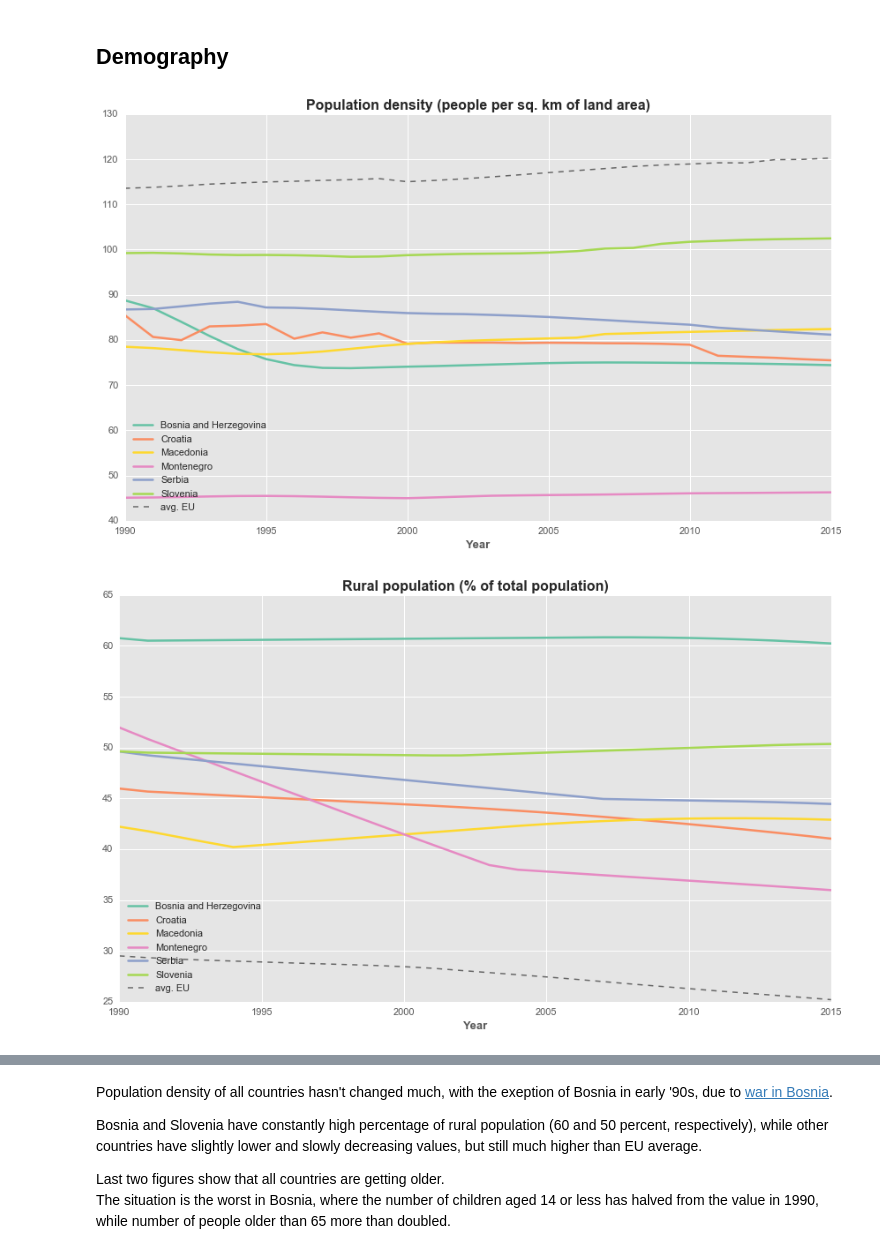
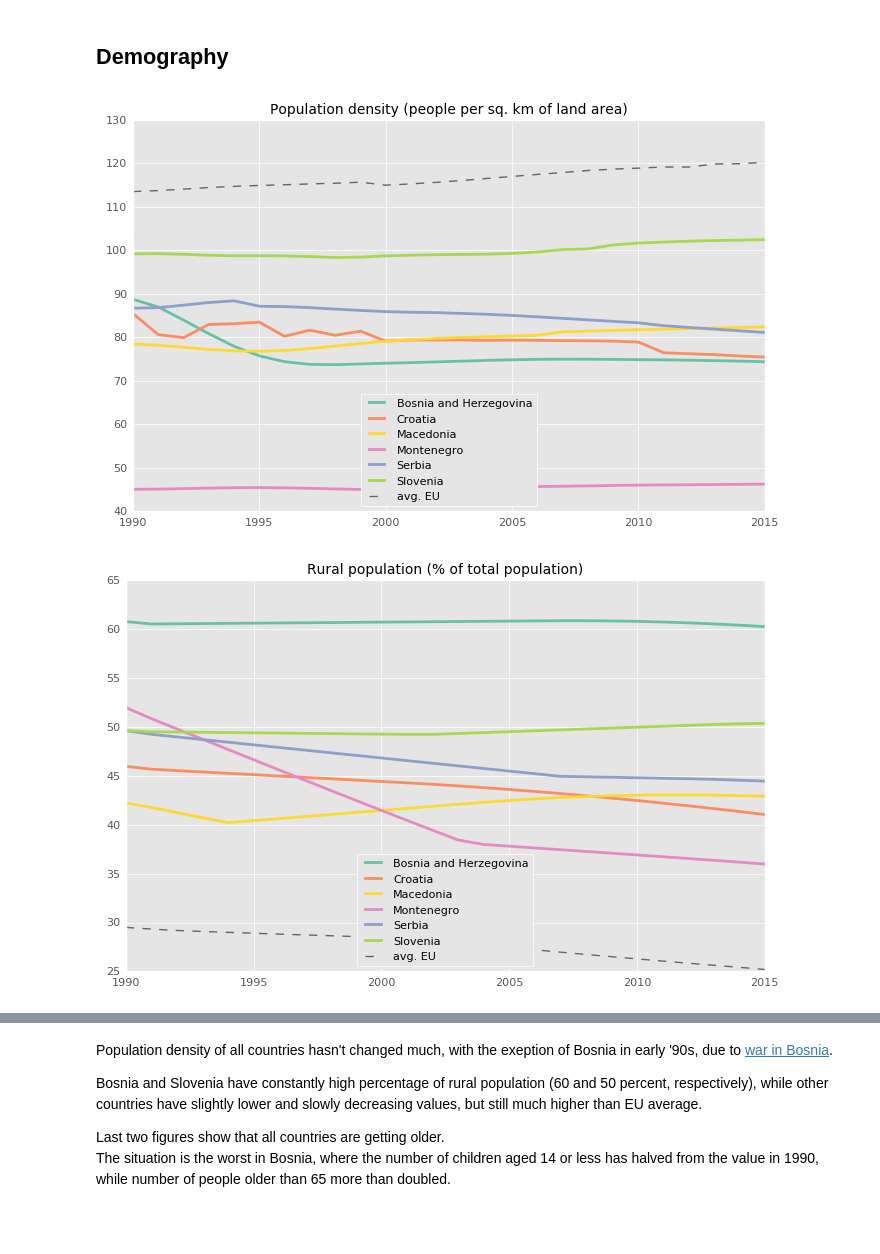
Before and after one commit to narimiran/data-notebooks, a Jupyter notebook: ex-yu.ipynb, the cells around one changed output, grey strips where cells are left out. Saved outputs shown, nothing was run; the diff lists cells and outputs as text; code cells hidden in the pictures; blank space fills up the shorter version.

Commit message:
ex-yu updated images

```diff
--- a/ex-yu.ipynb
+++ b/ex-yu.ipynb
@@ -33,17 +33,17 @@ import matplotlib.pyplot as plt
 
 %matplotlib inline
 plt.style.use('ggplot')
-plt.rcParams['figure.figsize'] = (12.0, 7.5)
-plt.rcParams['font.size'] = 12
-plt.rcParams['figure.titlesize'] = 16
-plt.rcParams['figure.titleweight'] = 'bold'
-plt.rcParams['axes.titlesize'] = 16
-plt.rcParams['axes.titleweight'] = 'bold'
-plt.rcParams["axes.labelsize"] = 13
-plt.rcParams["axes.labelweight"] = 'bold'
-plt.rcParams["xtick.labelsize"] = 11
-plt.rcParams["ytick.labelsize"] = 11
-plt.rcParams['legend.fontsize'] = 11
+plt.rcParams['figure.figsize'] = (7.0, 4.5)
+plt.rcParams['font.size'] = 9
+plt.rcParams['figure.titlesize'] = 10
+plt.rcParams['axes.titlesize'] = 10
+plt.rcParams['axes.labelsize'] = 9
+plt.rcParams['legend.fontsize'] = 8
+plt.rcParams['xtick.labelsize'] = 8
+plt.rcParams['ytick.labelsize'] = 8
+plt.rcParams['axes.formatter.useoffset'] = False
+plt.rcParams['xtick.major.size'] = 0
+plt.rcParams['ytick.major.size'] = 0
 # %%
 raw_data = pd.read_csv('./datasets/WDI_Data.csv', encoding='Windows-1252')
 
@@ -89,7 +89,7 @@ colors = {
 i = 0
 # %%
 def plot_indicator(indicators, title=None,
-                   xlim=None, ylim=None, xlabel='Year',
+                   xlim=None, ylim=None,
                    loc=0, loc2=0,
                    drop_eu=False, filename=None):
 
@@ -113,15 +113,14 @@ def plot_indicator(indicators, title=None,
                 if drop_eu:
                     continue
                 ax.plot(country_values, label=country,
-                        linestyle='--', color='#666666', linewidth=1.5, zorder=1)
+                        linestyle='--', color='#666666', linewidth=1, zorder=1)
             elif country_values.shape[0] > 1:
                 ax.plot(country_values, label=country, linestyle=line,
-                        color=colors[country], linewidth=2.5)
+                        color=colors[country], linewidth=2)
 
         if line == lines[0]:
             legend = plt.legend(loc=loc)
 
-    ax.set_xlabel(xlabel)
     ax.set_xlim(xlim)
     ax.set_ylim(ylim)
 
@@ -147,13 +146,13 @@ def plot_indicator(indicators, title=None,
 # %%
 population = [
     ('pop_dens', 'EN.POP.DNST'),     # Population density
     ('rural', 'SP.RUR.TOTL.ZS'),     # Rural population
     ('under14', 'SP.POP.0014.TO.ZS'),# Population, ages 0-14
     ('above65', 'SP.POP.65UP.TO.ZS'),# Population ages 65 and above
 ]
 
 for indicator in population:
-    plot_indicator(indicator, loc=3, filename=indicator[0])
+    plot_indicator(indicator, loc=0, filename=indicator[0])
 # %% [output]
-[figure, old version]
+[figure, new version]
-[figure, old version]
+[figure, new version]
```
Also changed, not shown: parts of 9 cells of this notebook, 22 other files.
